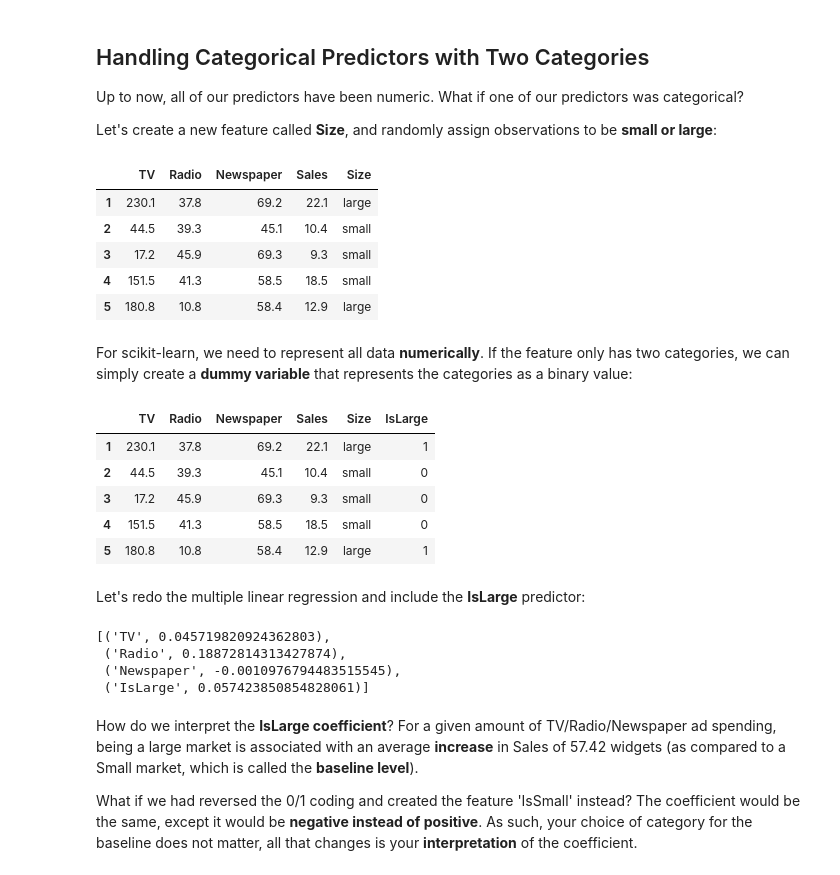
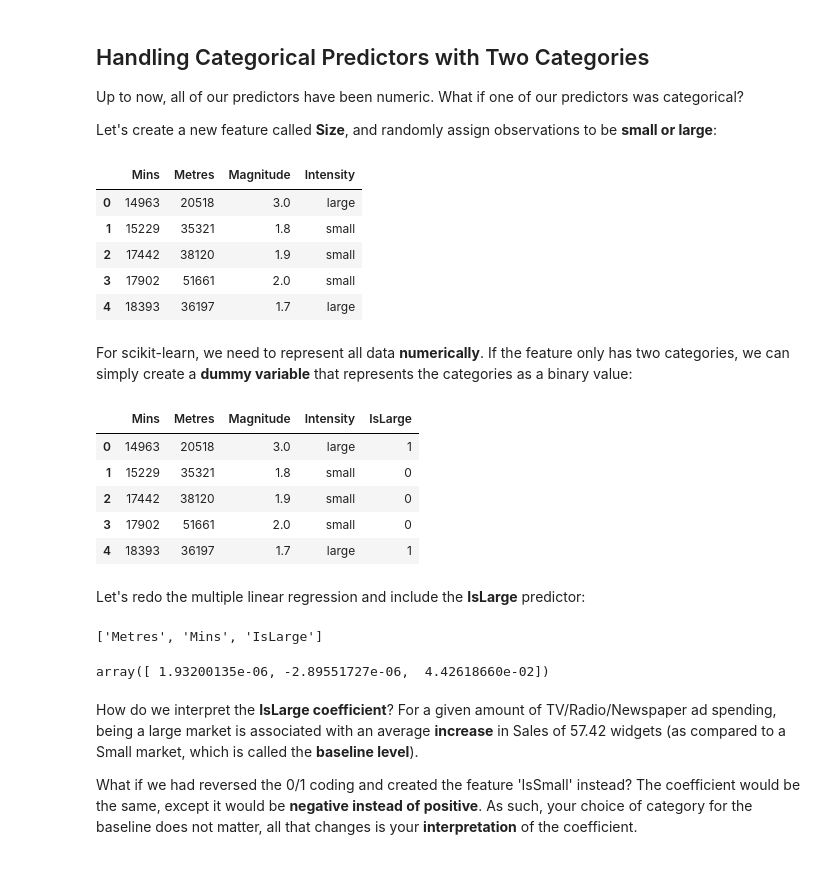
Before and after one commit to jwkee0420/Quantitative-Methods, a Jupyter notebook: test_data.ipynb, the cells around one changed output. Cells and saved outputs as stored; diff of their text form; code cells hidden in the pictures.

```diff
--- a/test_data.ipynb
+++ b/test_data.ipynb
@@ -390,48 +394,47 @@ nums = np.random.rand(len(data))
 mask_large = nums > 0.5
 
 # initially set Size to small, then change roughly half to be large
-data['Size'] = 'small'
-data.loc[mask_large, 'Size'] = 'large'
+data['Intensity'] = 'small'
+data.loc[mask_large, 'Intensity'] = 'large'
 data.head()
 # %% [output]
-|  | TV | Radio | Newspaper | Sales | Size |
-| 1 | 230.1 | 37.8 | 69.2 | 22.1 | large |
-| 2 | 44.5 | 39.3 | 45.1 | 10.4 | small |
-| 3 | 17.2 | 45.9 | 69.3 | 9.3 | small |
-| 4 | 151.5 | 41.3 | 58.5 | 18.5 | small |
-| 5 | 180.8 | 10.8 | 58.4 | 12.9 | large |
+|  | Mins | Metres | Magnitude | Intensity |
+| 0 | 14963 | 20518 | 3.0 | large |
+| 1 | 15229 | 35321 | 1.8 | small |
+| 2 | 17442 | 38120 | 1.9 | small |
+| 3 | 17902 | 51661 | 2.0 | small |
+| 4 | 18393 | 36197 | 1.7 | large |
 # %% [markdown]
 For scikit-learn, we need to represent all data **numerically**. If the feature only has two categories, we can simply create a **dummy variable** that represents the categories as a binary value:
 # %%
 # create a new Series called IsLarge
-data['IsLarge'] = data.Size.map({'small':0, 'large':1})
+data['IsLarge'] = data.Intensity.map({'small':0, 'large':1})
 data.head()
 # %% [output]
-|  | TV | Radio | Newspaper | Sales | Size | IsLarge |
-| 1 | 230.1 | 37.8 | 69.2 | 22.1 | large | 1 |
-| 2 | 44.5 | 39.3 | 45.1 | 10.4 | small | 0 |
-| 3 | 17.2 | 45.9 | 69.3 | 9.3 | small | 0 |
-| 4 | 151.5 | 41.3 | 58.5 | 18.5 | small | 0 |
-| 5 | 180.8 | 10.8 | 58.4 | 12.9 | large | 1 |
+|  | Mins | Metres | Magnitude | Intensity | IsLarge |
+| 0 | 14963 | 20518 | 3.0 | large | 1 |
+| 1 | 15229 | 35321 | 1.8 | small | 0 |
+| 2 | 17442 | 38120 | 1.9 | small | 0 |
+| 3 | 17902 | 51661 | 2.0 | small | 0 |
+| 4 | 18393 | 36197 | 1.7 | large | 1 |
 # %% [markdown]
 Let's redo the multiple linear regression and include the **IsLarge** predictor:
 # %%
 # create X and y
-feature_cols = ['TV', 'Radio', 'Newspaper', 'IsLarge']
+feature_cols = ['Metres', 'Mins', 'IsLarge']
 X = data[feature_cols]
-y = data.Sales
+y = data.Magnitude
 
 # instantiate, fit
 lm = LinearRegression()
 lm.fit(X, y)
 
 # print coefficients
-zip(feature_cols, lm.coef_)
+print(feature_cols)
+lm.coef_
 # %% [output]
-[('TV', 0.045719820924362803),
- ('Radio', 0.18872814313427874),
- ('Newspaper', -0.0010976794483515545),
- ('IsLarge', 0.057423850854828061)]
+['Metres', 'Mins', 'IsLarge']
+array([ 1.93200135e-06, -2.89551727e-06,  4.42618660e-02])
 # %% [markdown]
 How do we interpret the **IsLarge coefficient**? For a given amount of TV/Radio/Newspaper ad spending, being a large market is associated with an average **increase** in Sales of 57.42 widgets (as compared to a Small market, which is called the **baseline level**).
 
```
Also changed, not shown: parts of 4 cells of this notebook, 1 other file.
